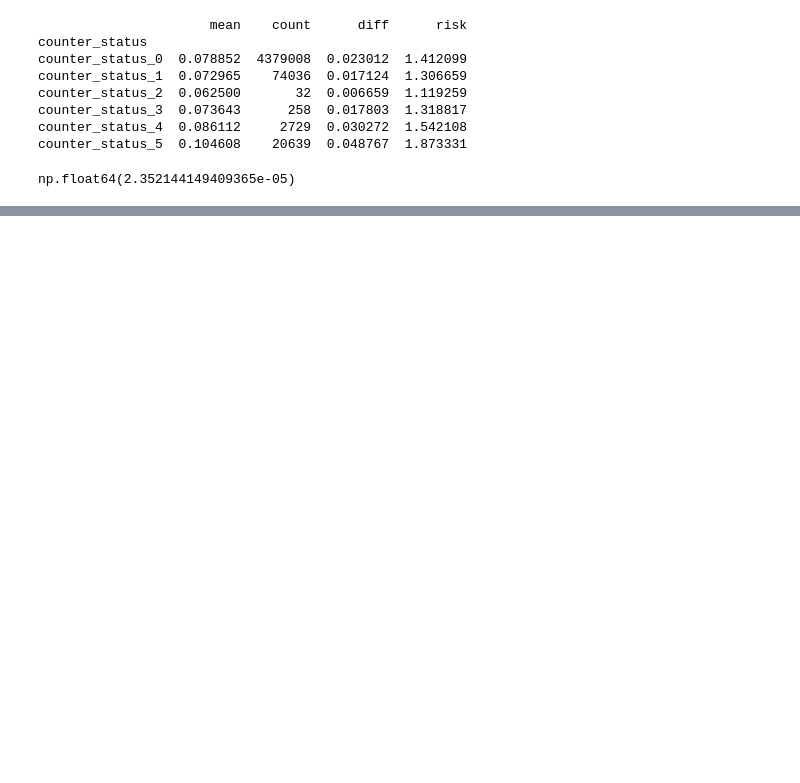
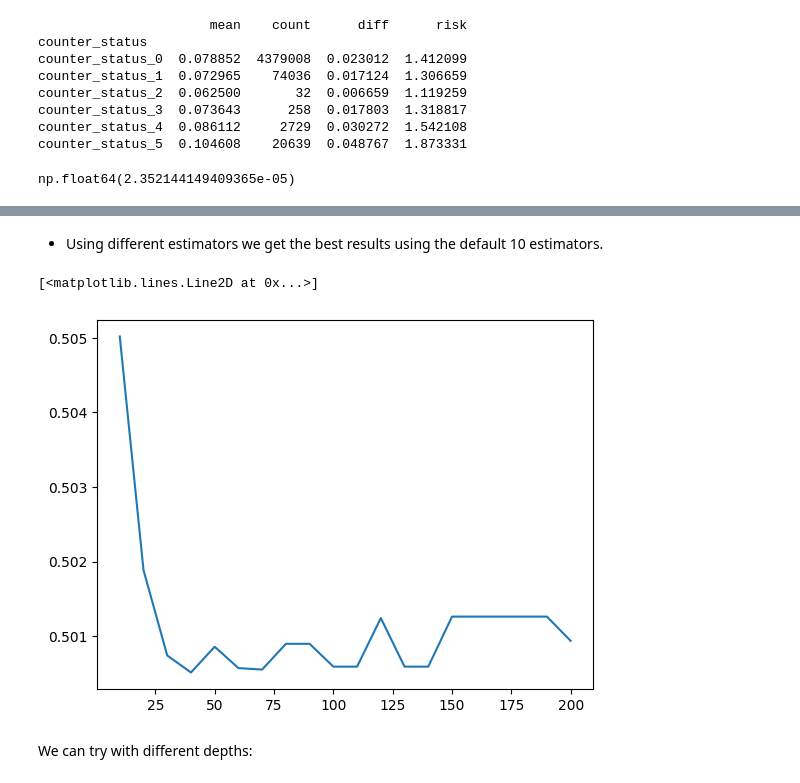
Before and after one commit to kasteion/ml-zoomcamp-2024-midterm-project, a Jupyter notebook: notebook.ipynb, the cells around one changed output, grey strips where cells are left out. Cells and saved outputs as stored; diff of their text form; code cells hidden in the pictures; blank space fills up the shorter version.

Commit message:
(training) model training

```diff
--- a/notebook.ipynb
+++ b/notebook.ipynb
@@ -561,0 +985,15 @@ np.float64(2.352144149409365e-05)
+# %%
+scores = []
+
+for d in [15, 20]:
+    for s in [1, 2, 5, 10, 15, 20, 100, 200, 500]:
+        dt = DecisionTreeClassifier(max_depth=d, min_samples_leaf=s)
+        dt.fit(X_train, y_clients_train)
+
+        y_pred = dt.predict(X_val)
+        auc = roc_auc_score(y_clients_val, y_pred)
+
+        scores.append([d, s, auc])
+
+df_scores = pd.DataFrame(scores, columns=['max_depth', 'min_samples_leaf', 'auc'])
+df_scores.sort_values(by='auc', ascending=False)
@@ -561,0 +1026,3 @@ np.float64(2.352144149409365e-05)
+# %%
+rf = RandomForestClassifier(n_estimators=10, random_state=42)
+rf.fit(X_train, y_clients_train)
@@ -561,0 +1031,3 @@ np.float64(2.352144149409365e-05)
+# %%
+y_pred = rf.predict(X_val)
+roc_auc_score(y_clients_val, y_pred)
@@ -561,0 +1038,13 @@ np.float64(2.352144149409365e-05)
+# %%
+scores = []
+
+for n in range(10, 201, 10):
+    rf = RandomForestClassifier(n_estimators=n, random_state=42)
+    rf.fit(X_train, y_clients_train)
+
+    y_pred = rf.predict(X_val)
+    auc = roc_auc_score(y_clients_val, y_pred)
+    scores.append((n, auc))
+
+df_scores = pd.DataFrame(scores, columns=["n_estimators", "auc"])
+df_scores
@@ -561,0 +1069,9 @@ np.float64(2.352144149409365e-05)
+# %% [markdown]
+- Using different estimators we get the best results using the default 10 estimators.
+# %%
+plt.plot(df_scores.n_estimators, df_scores.auc)
+# %% [output]
+[<matplotlib.lines.Line2D at 0x...>]
+[figure, added]
+# %% [markdown]
+We can try with different depths:
```
Also changed, not shown: parts of 104 cells of this notebook, 4 other files.
